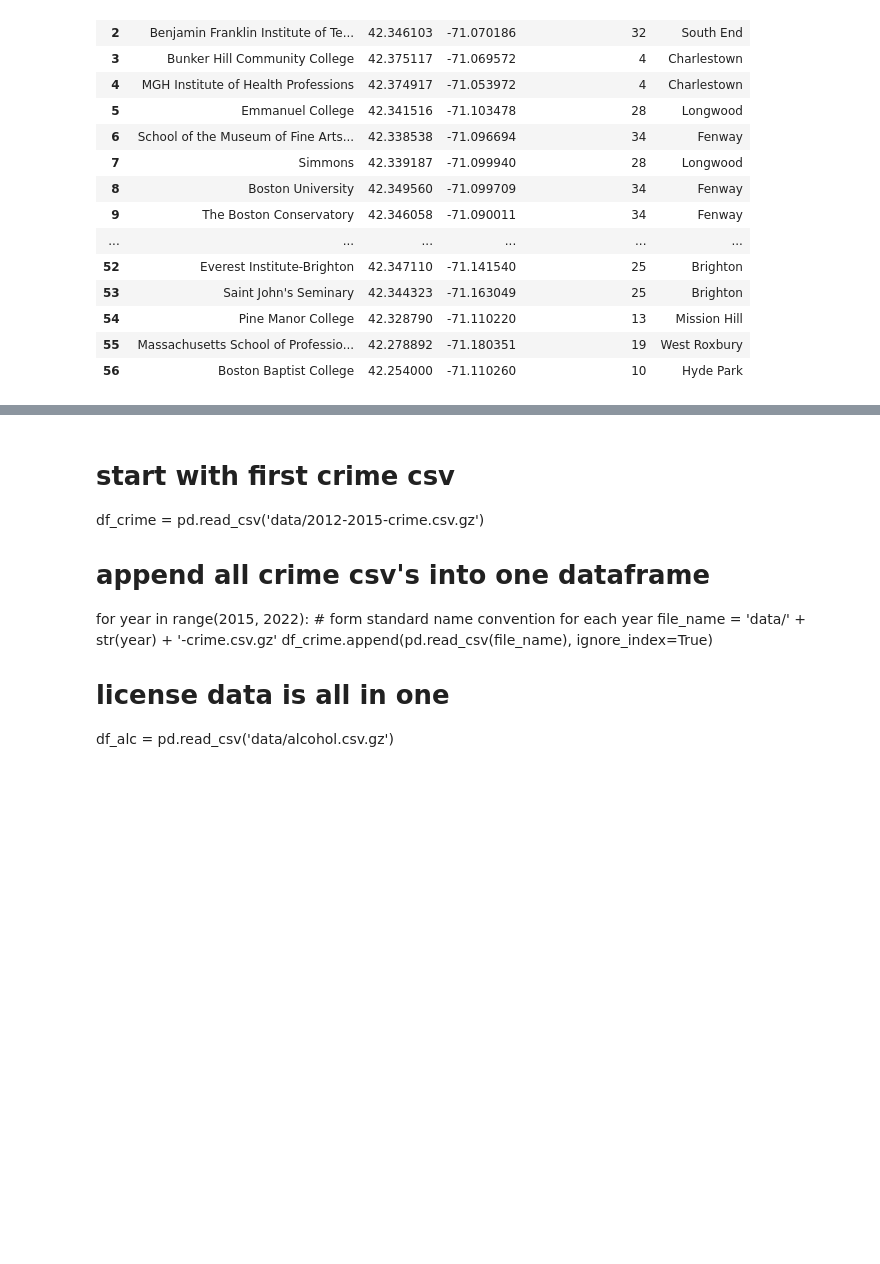
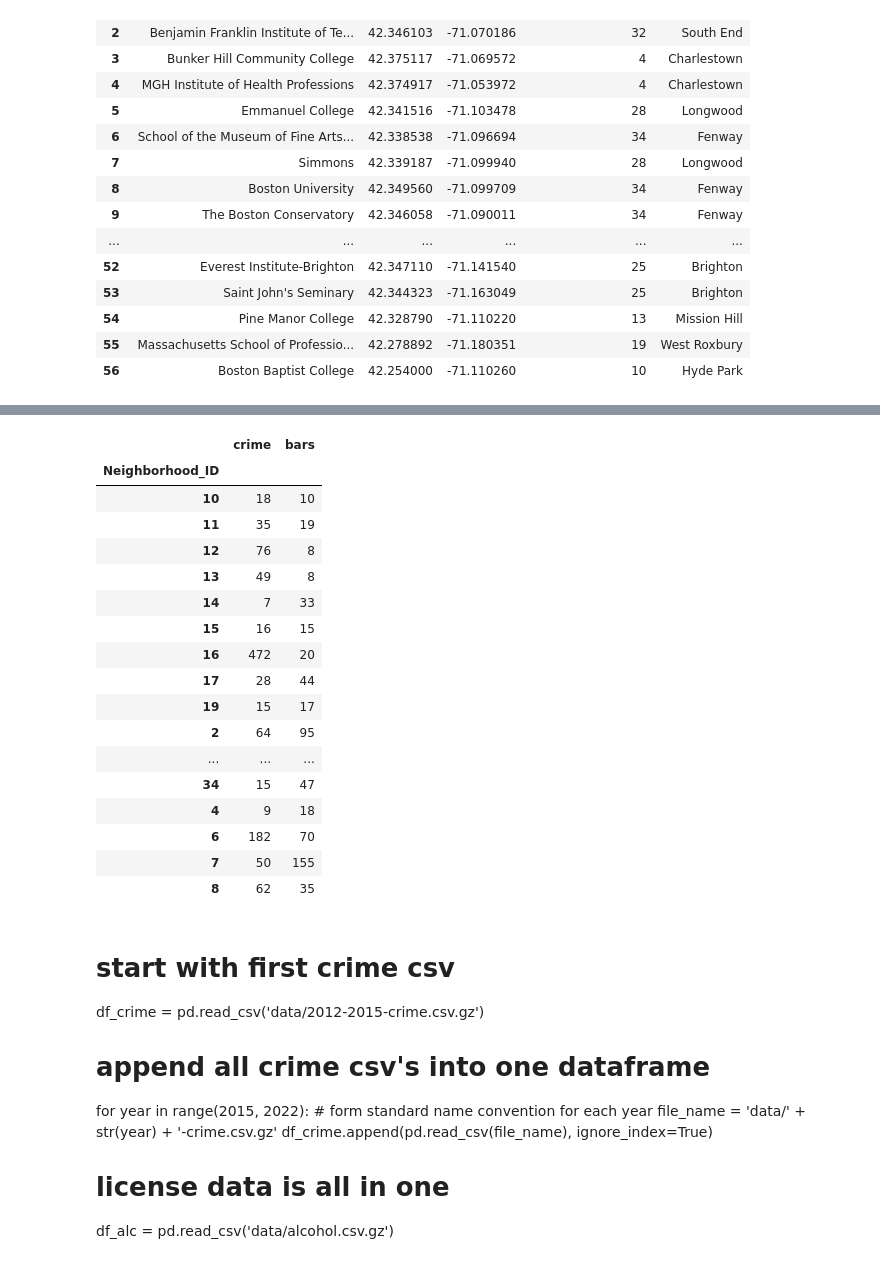
Before and after one commit to pickdani/Bostonography-Final, a Jupyter notebook: data-manipulation.ipynb, the cells around one changed output, grey strips where cells are left out. Saved outputs shown, nothing was run; the diff lists cells and outputs as text; code cells hidden in the pictures; blank space fills up the shorter version.

```diff
--- a/data-manipulation.ipynb
+++ b/data-manipulation.ipynb
@@ -114,3 +114,6 @@ colleges
 | 54 | Pine Manor College | 42.328790 | -71.110220 | 13 | Mission Hill |
 | 55 | Massachusetts School of Professio... | 42.278892 | -71.180351 | 19 | West Roxbury |
 | 56 | Boston Baptist College | 42.254000 | -71.110260 | 10 | Hyde Park |
+# %%
+bar_count = alc.groupby(by=['Neighborhood_ID']).count()['license_num']
+bar_count
@@ -116,0 +140,3 @@ colleges
+# %%
+crime_count = crime.groupby(by=['Neighborhood_ID']).count()['OFFENSE_CODE']
+crime_count
@@ -117,3 +161,31 @@ colleges
+# %%
+cols = {'crime':crime_count}
+crime_df = pd.DataFrame(cols)
+
+cols1 = {'bars':bar_count}
+bars_df = pd.DataFrame(cols1)
+# %%
+combined_df = crime_df.join(bars_df, how='inner', sort=False)
+combined_df
+# %% [output]
+|  | crime | bars |
+| Neighborhood_ID |  |  |
+| 10 | 18 | 10 |
+| 11 | 35 | 19 |
+| 12 | 76 | 8 |
+| 13 | 49 | 8 |
+| 14 | 7 | 33 |
+| 15 | 16 | 15 |
+| 16 | 472 | 20 |
+| 17 | 28 | 44 |
+| 19 | 15 | 17 |
+| 2 | 64 | 95 |
+| ... | ... | ... |
+| 34 | 15 | 47 |
+| 4 | 9 | 18 |
+| 6 | 182 | 70 |
+| 7 | 50 | 155 |
+| 8 | 62 | 35 |
 # %% [markdown]
 # start with first crime csv
 df_crime = pd.read_csv('data/2012-2015-crime.csv.gz')
```
Also changed, not shown: parts of 5 cells of this notebook.
